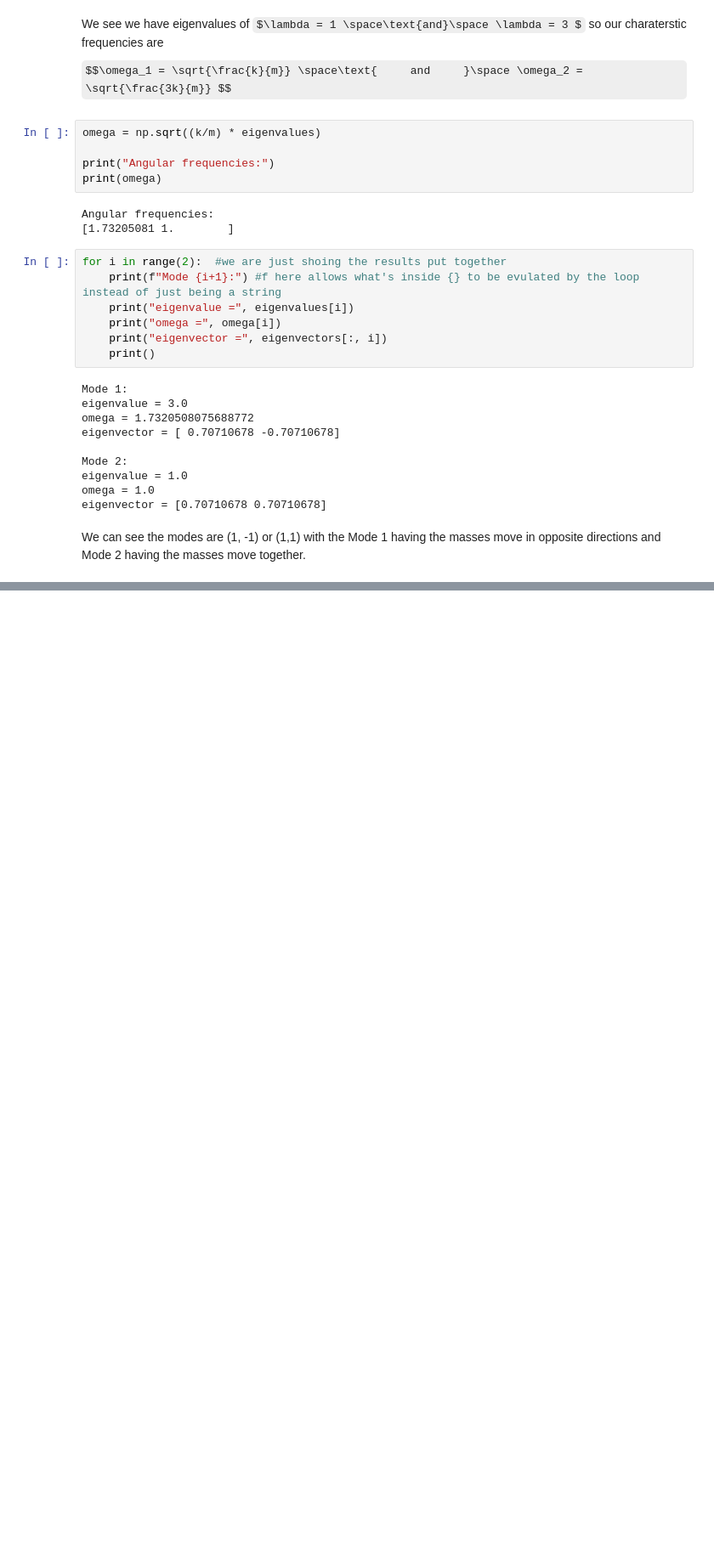
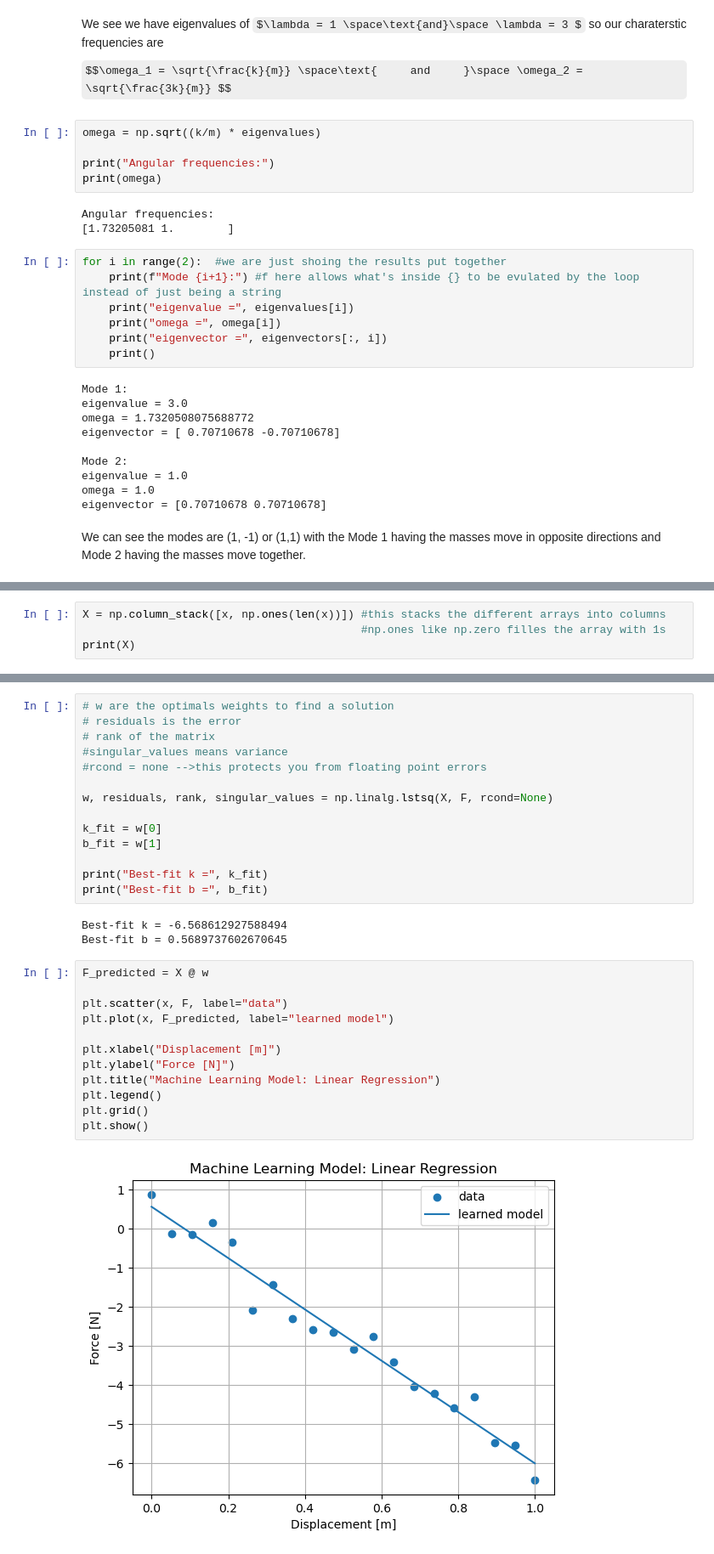
Before and after one commit to h-Escamilla/Computational-Methods-For-Mathematical-Physics-1-at-UTSA, a Jupyter notebook: LinearAlgebra.ipynb, the cells around one changed output, grey strips where cells are left out. Shown at 85% size. Drawn from its saved outputs; the diff is of its cells as text; some formulas as TeX source; blank space fills up the shorter version.

```diff
--- a/LinearAlgebra.ipynb
+++ b/LinearAlgebra.ipynb
@@ -424,0 +489,4 @@ We can see the modes are (1, -1) or (1,1) with the Mode 1 having the masses move
+# %%
+X = np.column_stack([x, np.ones(len(x))]) #this stacks the different arrays into columns
+                                          #np.ones like np.zero filles the array with 1s
+print(X)
@@ -424,0 +517,31 @@ We can see the modes are (1, -1) or (1,1) with the Mode 1 having the masses move
+# %%
+# w are the optimals weights to find a solution
+# residuals is the error
+# rank of the matrix
+#singular_values means variance
+#rcond = none -->this protects you from floating point errors
+
+w, residuals, rank, singular_values = np.linalg.lstsq(X, F, rcond=None)
+
+k_fit = w[0]
+b_fit = w[1]
+
+print("Best-fit k =", k_fit)
+print("Best-fit b =", b_fit)
+# %% [output]
+Best-fit k = -6.568612927588494
+Best-fit b = 0.5689737602670645
+# %%
+F_predicted = X @ w
+
+plt.scatter(x, F, label="data")
+plt.plot(x, F_predicted, label="learned model")
+
+plt.xlabel("Displacement [m]")
+plt.ylabel("Force [N]")
+plt.title("Machine Learning Model: Linear Regression")
+plt.legend()
+plt.grid()
+plt.show()
+# %% [output]
+[figure, added]
```
Also changed, not shown: parts of 19 cells of this notebook.
